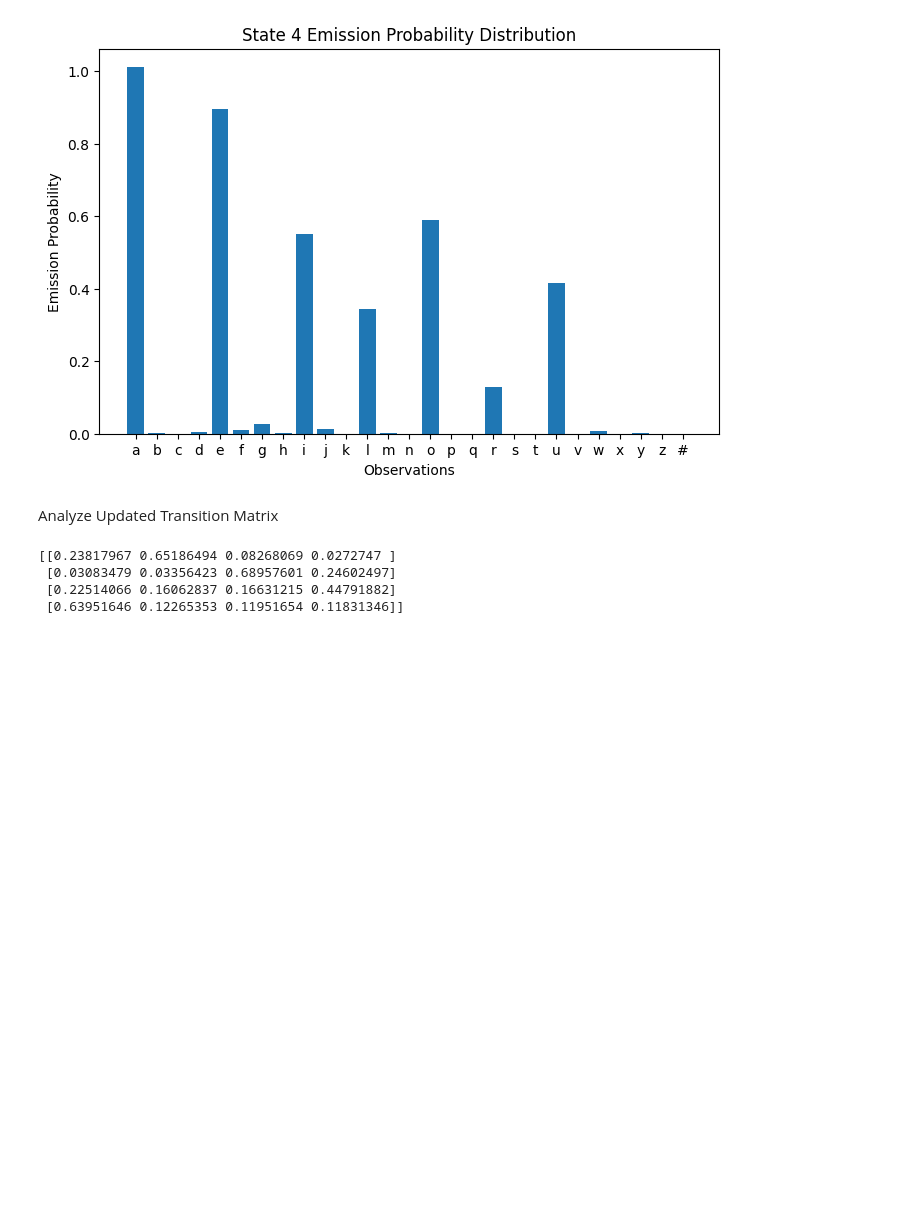
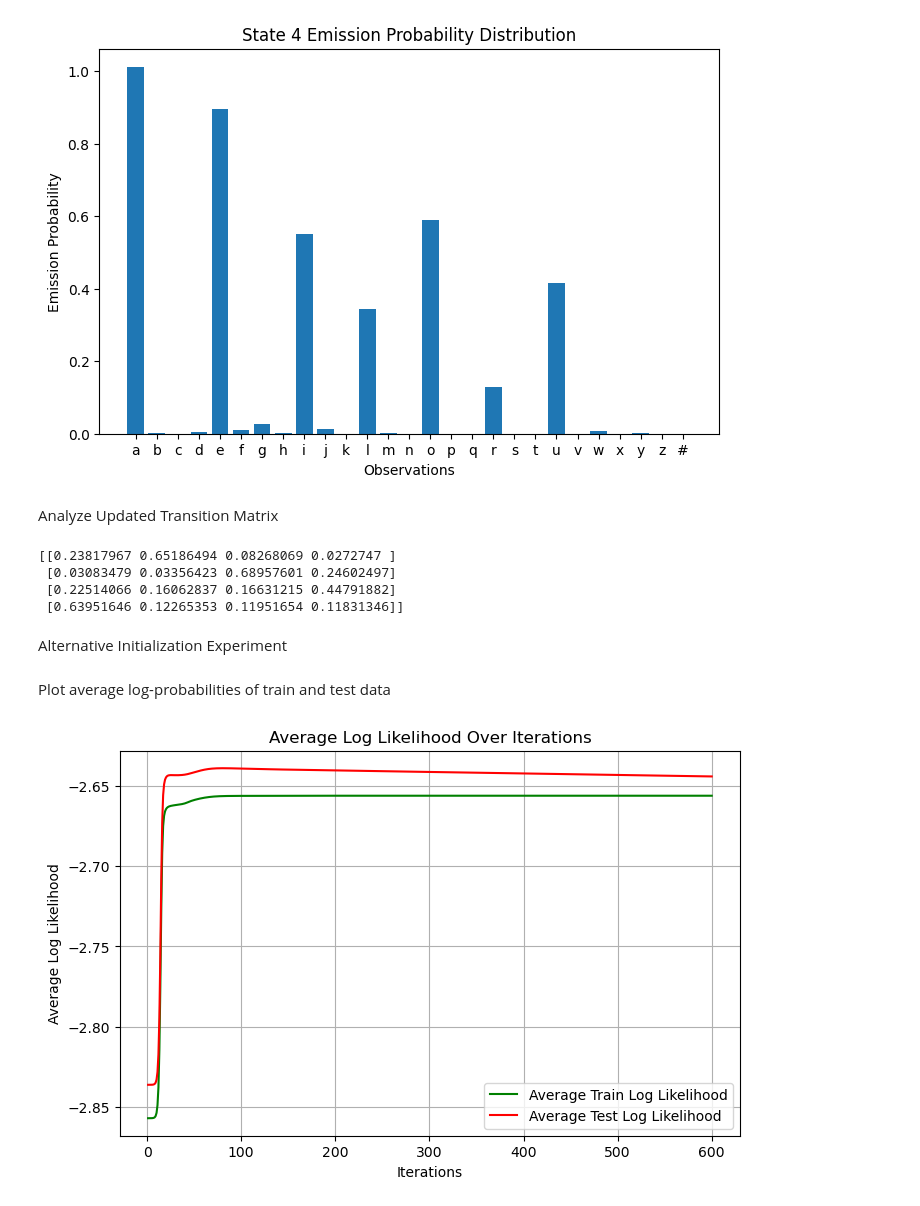
Before and after one commit to censky2/CS666, a Jupyter notebook: proj1/proj1.ipynb, the cells around one changed output. Cells and saved outputs as stored; diff of their text form; code cells hidden in the pictures; blank space fills up the shorter version.

```diff
--- a/proj1/proj1.ipynb
+++ b/proj1/proj1.ipynb
@@ -391,3 +393,54 @@ print(A)
  [0.03083479 0.03356423 0.68957601 0.24602497]
  [0.22514066 0.16062837 0.16631215 0.44791882]
  [0.63951646 0.12265353 0.11951654 0.11831346]]
+# %% [markdown]
+Alternative Initialization Experiment
+# %%
+unique, counts = np.unique(train, return_counts=True)
+freq = counts / np.sum(counts)
+random_vector = np.random.rand(len(counts))
+mean = np.mean(random_vector)
+perturbation = random_vector - mean
+
+l = 0.001
+state1 = freq - l * perturbation
+state2 = freq + l * perturbation
+
+assert all(i > 0 for i in state1)
+assert all(i > 0 for i in state2)
+# %%
+A = np.array([[0.49, 0.51],
+                    [0.51, 0.49]])
+B = np.zeros((27, 2, 2))
+B[0:13] = np.array([[0.0370, 0.0371],
+                [0.0370, 0.0371]])
+B[13:26] = np.array([[0.0371, 0.0370],
+                    [0.0371, 0.0370]])
+B[26] = np.array([[0.0367, 0.0367],
+                [0.0367, 0.0367]])
+B[:, 0, 0] = state1
+B[:, 1, 0] = state1
+B[:, 0, 1] = state2
+B[:, 1, 1] = state2
+
+assert np.sum(B) == A.shape[0] * A.shape[1]
+# %%
+A, B, train_log_probs, test_log_probs, letters_emission = baum_welch(A, B, train, test, [], 600)
+assert all(x <= y for x, y in zip(train_log_probs, train_log_probs[1:]))
+# %% [markdown]
+Plot average log-probabilities of train and test data
+# %%
+plt.figure(figsize=(8, 5))
+iterations = range(1, len(train_log_probs) + 1)
+plt.plot(iterations, train_log_probs, linestyle='-', label="Average Train Log Likelihood", color='green')
+plt.plot(iterations, test_log_probs, linestyle='-', label="Average Test Log Likelihood", color='red')
+
+plt.xlabel("Iterations")
+plt.ylabel("Average Log Likelihood")
+plt.title("Average Log Likelihood Over Iterations")
+plt.legend()
+plt.grid(True)
+
+plt.show()
+# %% [output]
+[figure, added]
```
Also changed, not shown: parts of 1 cell of this notebook.
